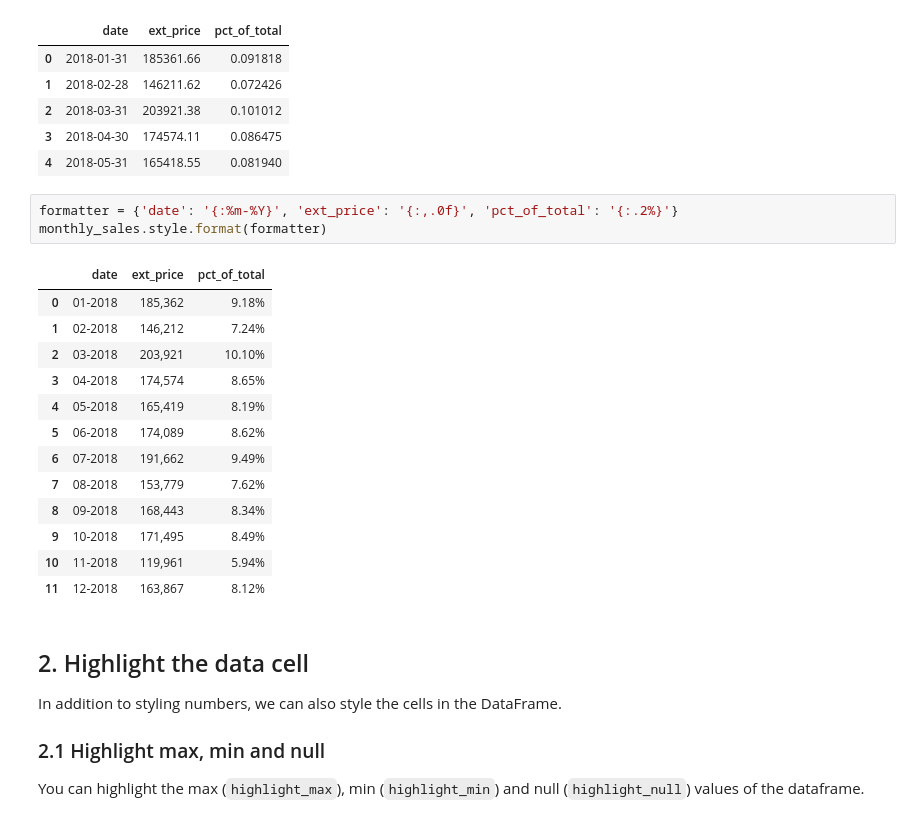
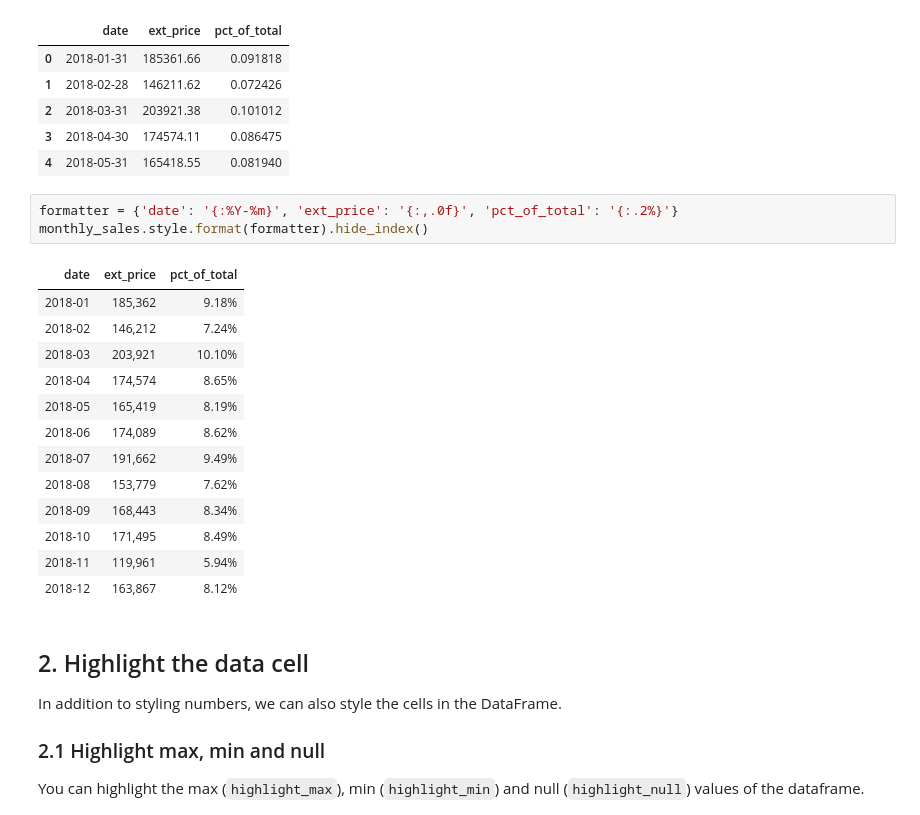
Before and after one commit to mzhao15/python-pandas-learning, a Jupyter notebook: pandas-basics/1-format-numbers-highlighting.ipynb, the cells around one changed output. Drawn from its saved outputs; the diff is of its cells as text.

```diff
--- a/pandas-basics/1-format-numbers-highlighting.ipynb
+++ b/pandas-basics/1-format-numbers-highlighting.ipynb
@@ -161,22 +167,22 @@ monthly_sales.head()
 | 3 | 2018-04-30 | 174574.11 | 0.086475 |
 | 4 | 2018-05-31 | 165418.55 | 0.081940 |
 # %%
-formatter = {'date': '{:%m-%Y}', 'ext_price': '{:,.0f}', 'pct_of_total': '{:.2%}'}
-monthly_sales.style.format(formatter)
+formatter = {'date': '{:%Y-%m}', 'ext_price': '{:,.0f}', 'pct_of_total': '{:.2%}'}
+monthly_sales.style.format(formatter).hide_index()
 # %% [output]
-|  | date | ext_price | pct_of_total |
-| 0 | 01-2018 | 185,362 | 9.18% |
-| 1 | 02-2018 | 146,212 | 7.24% |
-| 2 | 03-2018 | 203,921 | 10.10% |
-| 3 | 04-2018 | 174,574 | 8.65% |
-| 4 | 05-2018 | 165,419 | 8.19% |
-| 5 | 06-2018 | 174,089 | 8.62% |
-| 6 | 07-2018 | 191,662 | 9.49% |
-| 7 | 08-2018 | 153,779 | 7.62% |
-| 8 | 09-2018 | 168,443 | 8.34% |
-| 9 | 10-2018 | 171,495 | 8.49% |
-| 10 | 11-2018 | 119,961 | 5.94% |
-| 11 | 12-2018 | 163,867 | 8.12% |
+| date | ext_price | pct_of_total |
+| 2018-01 | 185,362 | 9.18% |
+| 2018-02 | 146,212 | 7.24% |
+| 2018-03 | 203,921 | 10.10% |
+| 2018-04 | 174,574 | 8.65% |
+| 2018-05 | 165,419 | 8.19% |
+| 2018-06 | 174,089 | 8.62% |
+| 2018-07 | 191,662 | 9.49% |
+| 2018-08 | 153,779 | 7.62% |
+| 2018-09 | 168,443 | 8.34% |
+| 2018-10 | 171,495 | 8.49% |
+| 2018-11 | 119,961 | 5.94% |
+| 2018-12 | 163,867 | 8.12% |
 # %% [markdown]
 ## 2. Highlight the data cell
 
```
Also changed, not shown: parts of 5 cells of this notebook.
